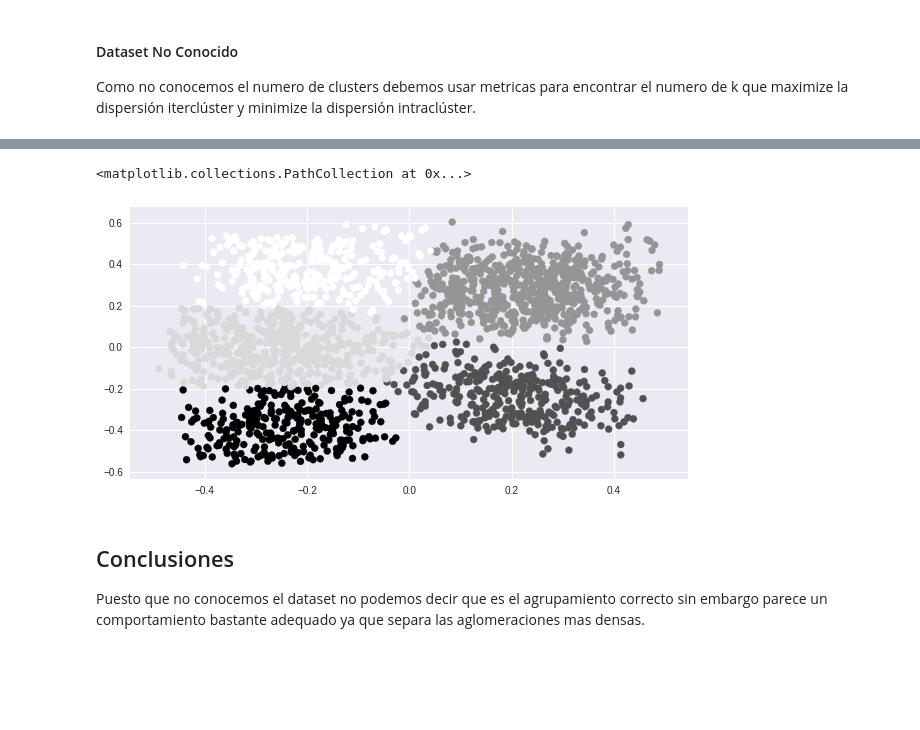
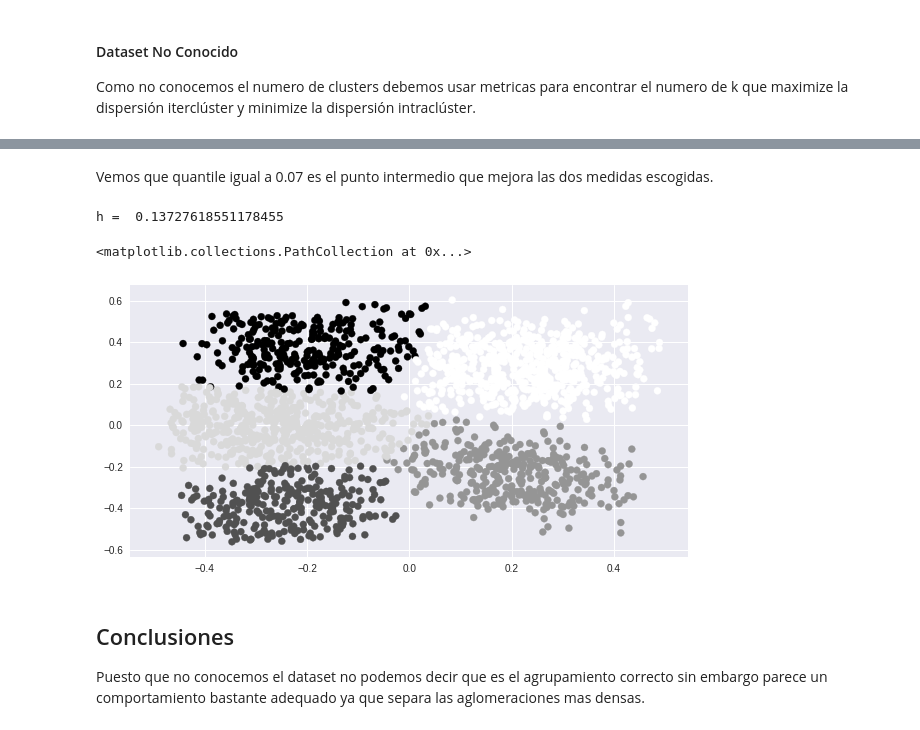
Before and after one commit to AntoniCrous/Aprndizaje_No_Supervisado-Trabajo, a Jupyter notebook: Agrupamiento_Mean_Shift_Ag4.ipynb, the cells around one changed output, grey strips where cells are left out. Cells and saved outputs as stored; diff of their text form; code cells hidden in the pictures; blank space fills up the shorter version.

```diff
--- a/Agrupamiento_Mean_Shift_Ag4.ipynb
+++ b/Agrupamiento_Mean_Shift_Ag4.ipynb
@@ -148,15 +147,19 @@ Text(0, 0.5, 'Medida de R cuadrado')
-# %%
-#Creamos el Modelo KMeans
-modelo = KMeans(n_clusters=5)
-modelo = modelo.fit(D2x)
-D2yp_sk = modelo.predict(D2x)
-cD2x_sk = modelo.cluster_centers_
-
-fig, ax = plt.subplots(figsize=(10,5))
-ax.scatter(D2x[:,0],D2x[:,1], c=D2yp_sk)
-# %% [output]
-<matplotlib.collections.PathCollection at 0x...>
-[figure, removed]
+# %% [markdown]
+Vemos que quantile igual a 0.07 es el punto intermedio que mejora las dos medidas escogidas.
+# %%
+bandwidth = estimate_bandwidth(D2x, quantile=0.07, n_samples=500)
+print('h = ', bandwidth)
+ms = MeanShift(bandwidth=bandwidth, bin_seeding=True)
+ms.fit(D2x)
+D1y = ms.labels_
+cluster_centers = ms.cluster_centers_
+
+fig, ax = plt.subplots(figsize=(10,5))
+ax.scatter(D2x[:,0],D2x[:,1], c=D1y)
+# %% [output]
+h =  0.13727618551178455
+<matplotlib.collections.PathCollection at 0x...>
+[figure, added]
 # %% [markdown]
 ## Conclusiones
 Puesto que no conocemos el dataset no podemos decir que es el agrupamiento correcto sin embargo parece un comportamiento bastante adequado ya que separa las aglomeraciones mas densas.
```
Also changed, not shown: parts of 10 cells of this notebook.
